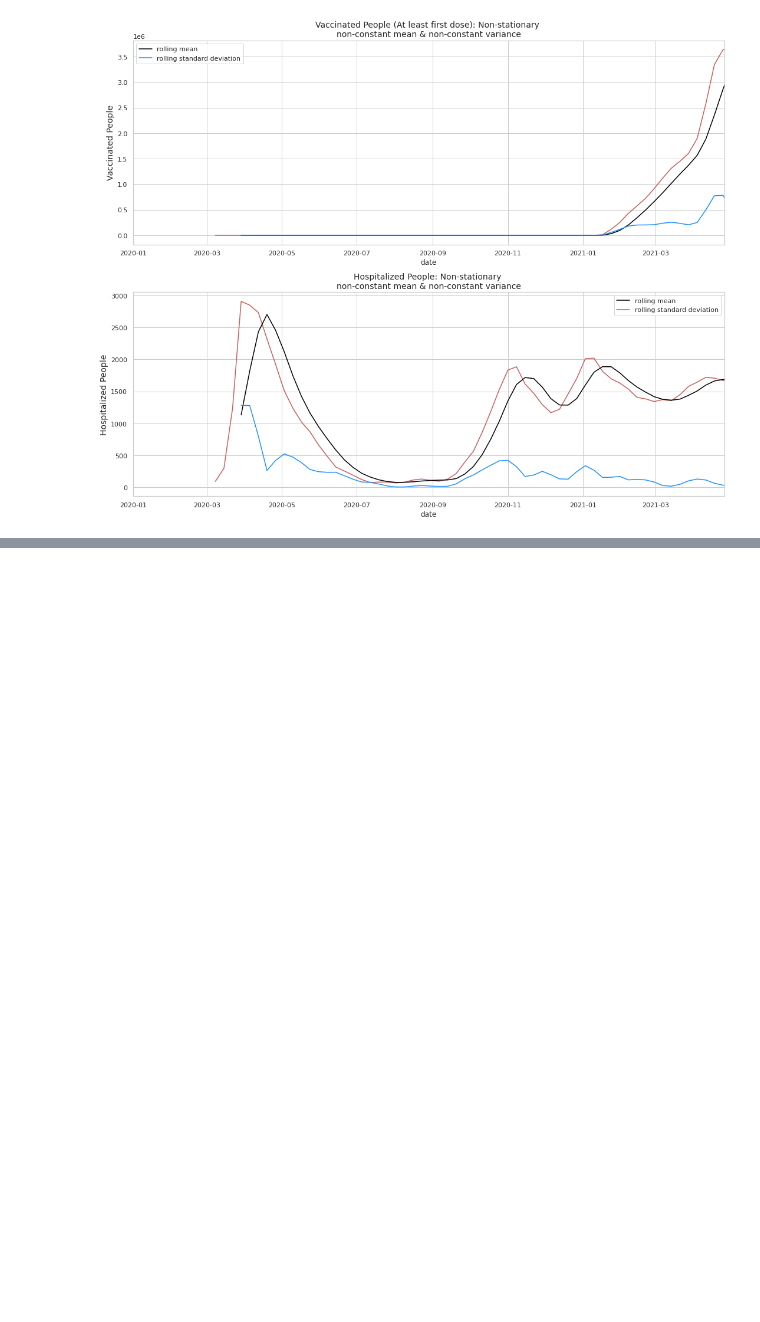
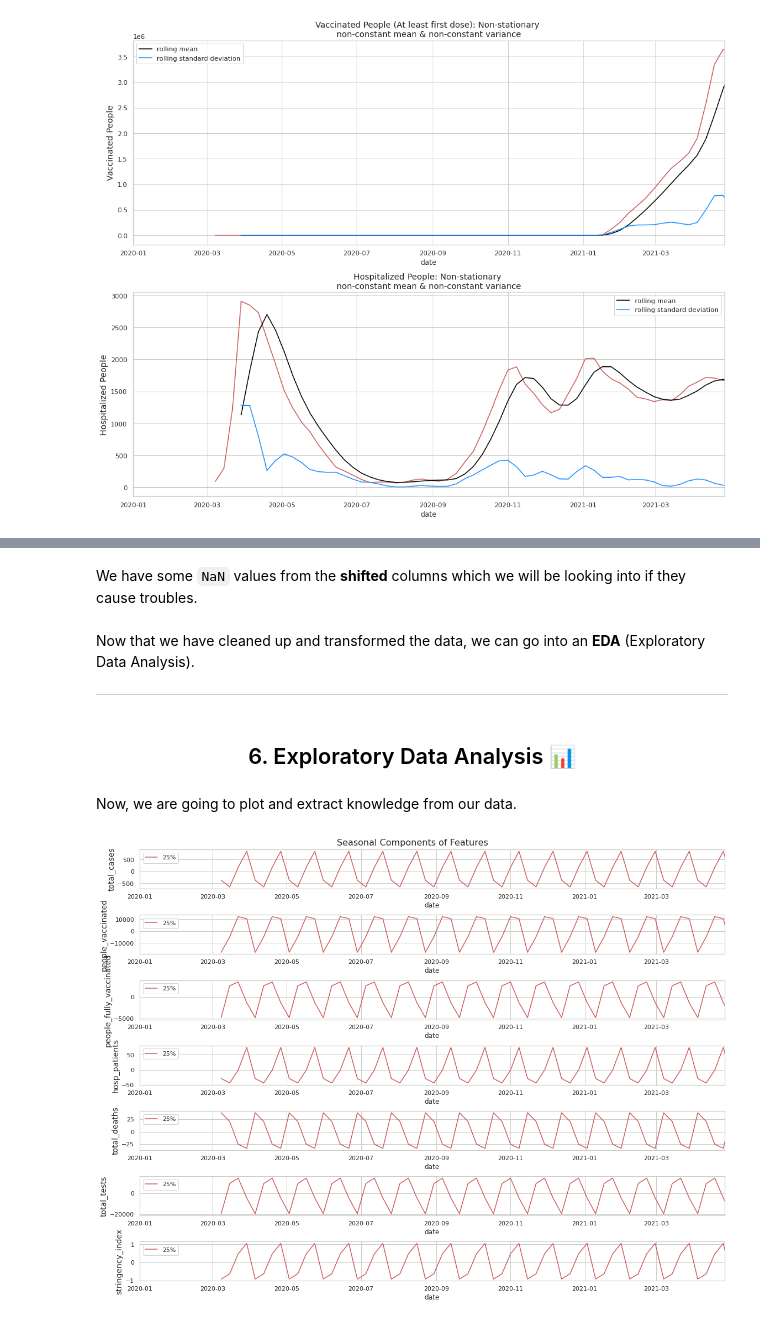
Before and after one commit to michaelbahchevanov/lockscan, a Jupyter notebook: EDA_COVID.ipynb, the cells around one changed output, grey strips where cells are left out. Drawn from its saved outputs; the diff is of its cells as text; code cells hidden in the pictures; blank space fills up the shorter version.

```diff
--- a/EDA_COVID.ipynb
+++ b/EDA_COVID.ipynb
@@ -815,0 +767,22 @@ fig.tight_layout()
+# %% [markdown]
+We have some `NaN` values from the __shifted__ columns which we will be looking into if they cause troubles.
+# %% [markdown]
+Now that we have cleaned up and transformed the data, we can go into an __EDA__ (Exploratory Data Analysis).
+***
+# %% [markdown]
+## <center>6. Exploratory Data Analysis 📊</center>
+# %% [markdown]
+Now, we are going to plot and extract knowledge from our data.
+# %%
+fig, ax = plt.subplots(nrows=len(core_columns), ncols=1, figsize=(16, 12))
+fig.suptitle('Seasonal Components of Features', fontsize=16)
+
+for i, column in enumerate(core_columns):
+    sns.lineplot(x=df_n['date'], y=df_n[column + '_seasonal'], ax=ax[i], color='indianred', label='25%')
+    ax[i].set_ylabel(ylabel=column, fontsize=14)
+    ax[i].set_xlim([date(2020, 1, 1), date(2021, 4, 26)])
+    ax[i].ticklabel_format(style='plain', axis='y')
+
+fig.tight_layout()
+# %% [output]
+[figure, added]
```
Also changed, not shown: parts of 78 cells of this notebook.
